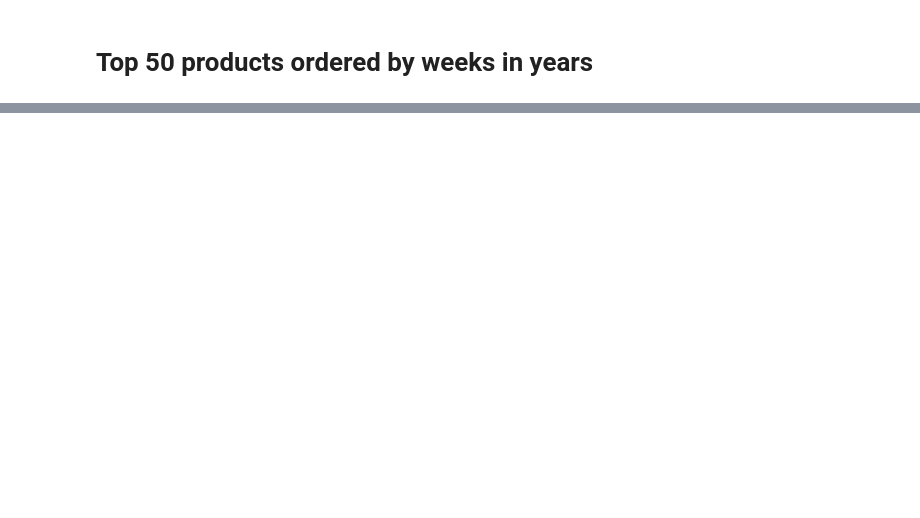
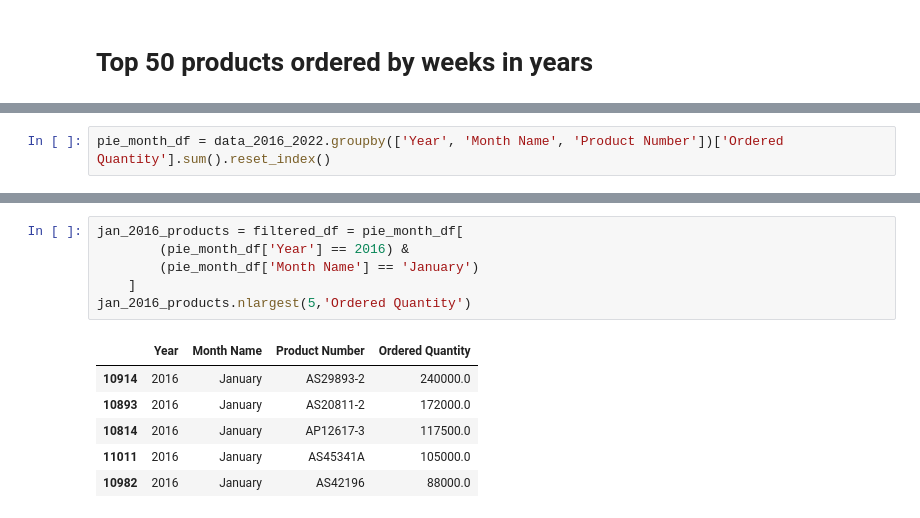
Before and after one commit to bilaalmunir/DataScience-OrderQuantity-Forecasting, a Jupyter notebook: main.ipynb, the cells around one changed output, grey strips where cells are left out. Drawn from its saved outputs; the diff is of its cells as text; blank space fills up the shorter version.

```diff
--- a/main.ipynb
+++ b/main.ipynb
@@ -637 +671,3 @@ if __name__ == '__main__':
+# %%
+pie_month_df = data_2016_2022.groupby(['Year', 'Month Name', 'Product Number'])['Ordered Quantity'].sum().reset_index()
 # %%
@@ -692,3 +731,16 @@ if __name__ == '__main__':
     app.run_server(debug=True, port=8051)
 # %% [output]
 [interactive output not drawn]
+# %%
+jan_2016_products = filtered_df = pie_month_df[
+        (pie_month_df['Year'] == 2016) &
+        (pie_month_df['Month Name'] == 'January')
+    ]
+jan_2016_products.nlargest(5,'Ordered Quantity')
+# %% [output]
+|  | Year | Month Name | Product Number | Ordered Quantity |
+| 10914 | 2016 | January | AS29893-2 | 240000.0 |
+| 10893 | 2016 | January | AS20811-2 | 172000.0 |
+| 10814 | 2016 | January | AP12617-3 | 117500.0 |
+| 11011 | 2016 | January | AS45341A | 105000.0 |
+| 10982 | 2016 | January | AS42196 | 88000.0 |
```
Also changed, not shown: parts of 7 cells of this notebook.
